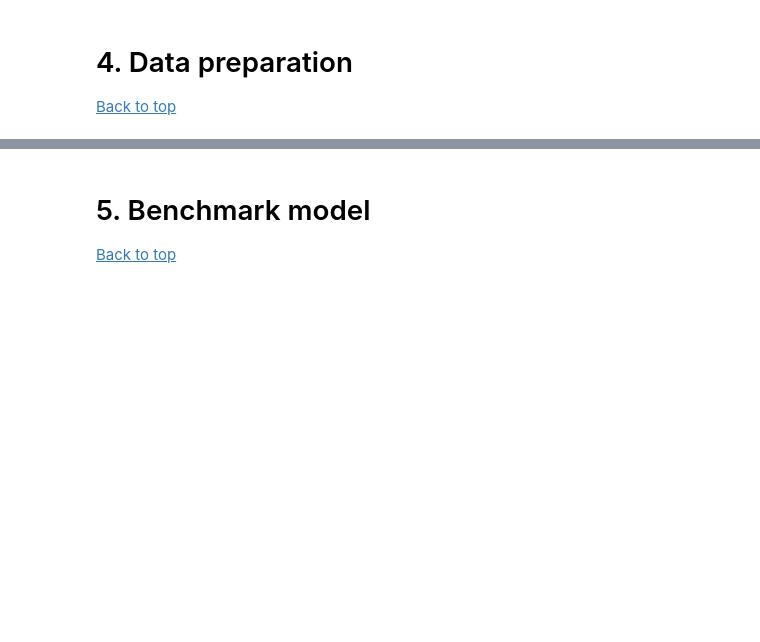
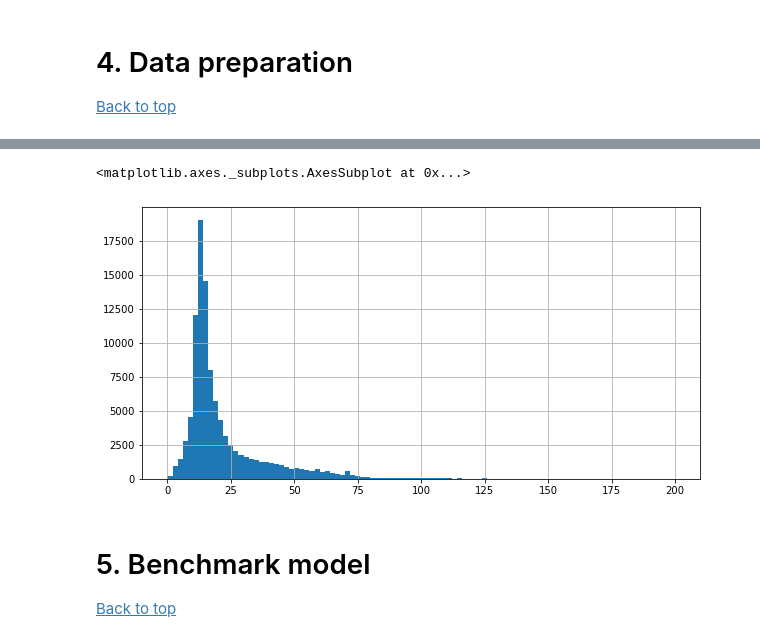
Before and after one commit to mcarhuasn/MasterDS-NewYorkTaxiAnalysis, a Jupyter notebook: Presentable notebook.ipynb, the cells around one changed output, grey strips where cells are left out. Drawn from its saved outputs; the diff is of its cells as text; code cells hidden in the pictures; blank space fills up the shorter version.

```diff
--- a/Presentable notebook.ipynb
+++ b/Presentable notebook.ipynb
@@ -231,3 +358,8 @@ dtype: int64
+# %%
+taxi_grouped_by_region['total_amount'].hist(bins=100, figsize=(10,5))
+# %% [output]
+<matplotlib.axes._subplots.AxesSubplot at 0x...>
+[figure, added]
 # %% [markdown]
 # 5. Benchmark model <a id='benchmark_model'></a>
 [Back to top](#table_of_contents)
```
Also changed, not shown: parts of 21 cells of this notebook.
